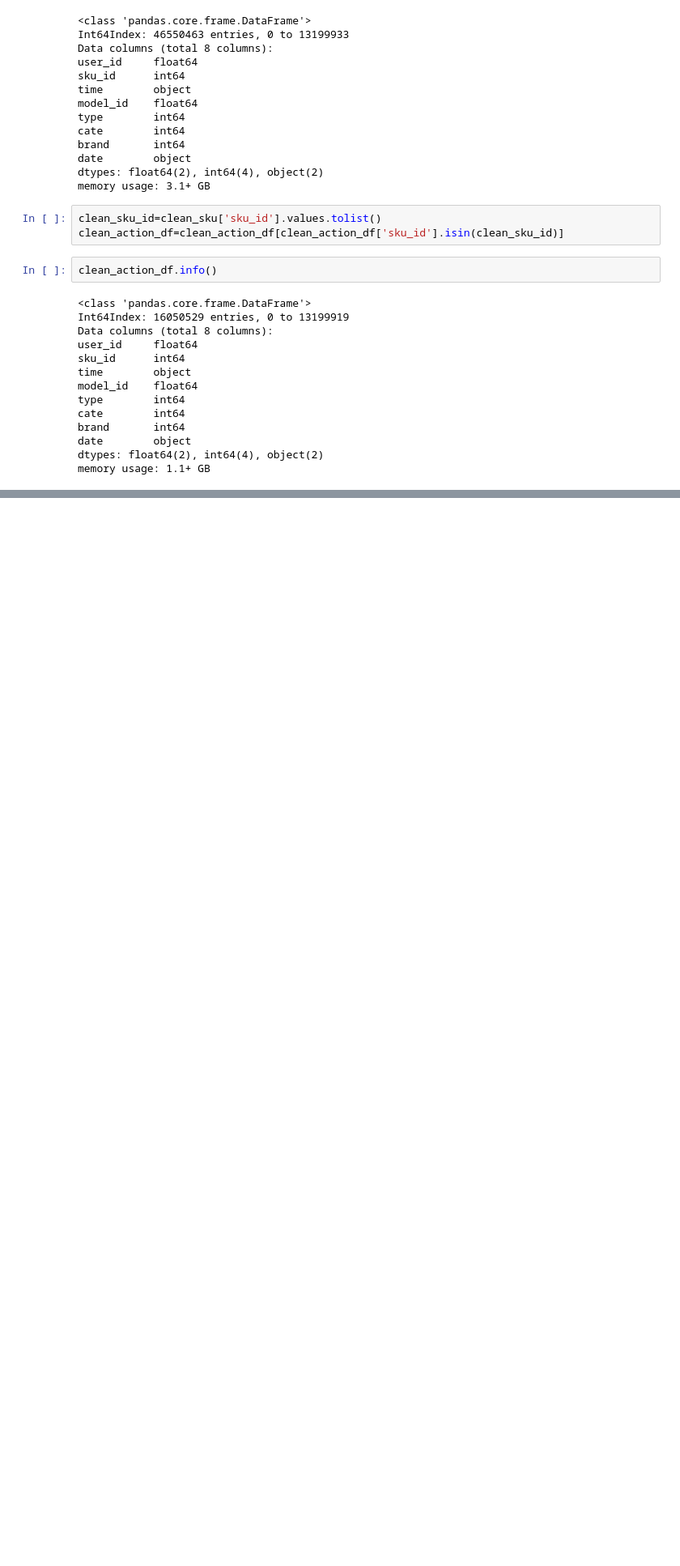
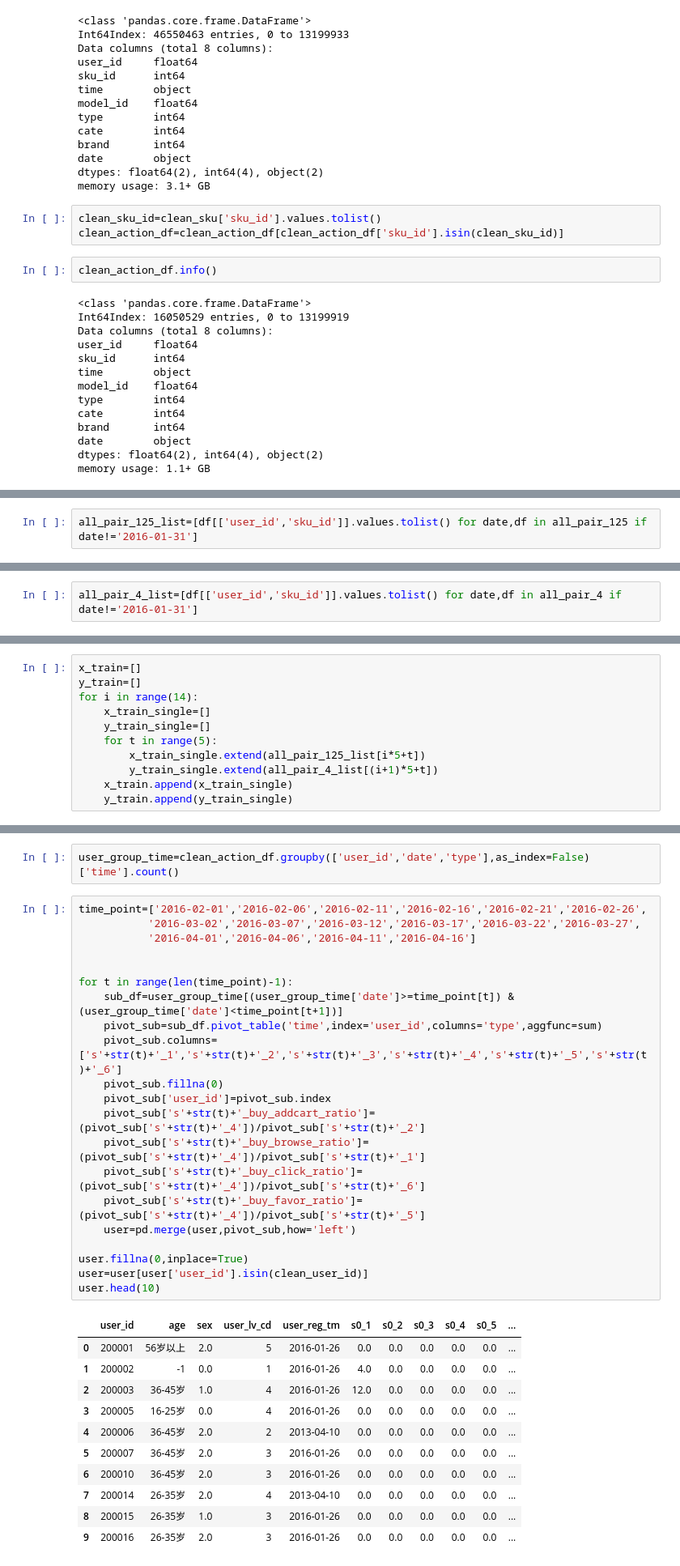
Before and after one commit to princewen/jdata, a Jupyter notebook: data_visual.ipynb, the cells around one changed output, grey strips where cells are left out. Shown at 81% size. Cells and saved outputs as stored; diff of their text form; blank space fills up the shorter version.

```diff
--- a/data_visual.ipynb
+++ b/data_visual.ipynb
@@ -923,0 +1003,2 @@ memory usage: 1.1+ GB
+# %%
+all_pair_125_list=[df[['user_id','sku_id']].values.tolist() for date,df in all_pair_125 if date!='2016-01-31']
@@ -923,0 +1009,2 @@ memory usage: 1.1+ GB
+# %%
+all_pair_4_list=[df[['user_id','sku_id']].values.tolist() for date,df in all_pair_4 if date!='2016-01-31']
@@ -923,0 +1015,11 @@ memory usage: 1.1+ GB
+# %%
+x_train=[]
+y_train=[]
+for i in range(14):
+    x_train_single=[]
+    y_train_single=[]
+    for t in range(5):
+        x_train_single.extend(all_pair_125_list[i*5+t])
+        y_train_single.extend(all_pair_4_list[(i+1)*5+t])
+    x_train.append(x_train_single)
+    y_train.append(y_train_single)
@@ -923,0 +1051,35 @@ memory usage: 1.1+ GB
+# %%
+user_group_time=clean_action_df.groupby(['user_id','date','type'],as_index=False)['time'].count()
+# %%
+time_point=['2016-02-01','2016-02-06','2016-02-11','2016-02-16','2016-02-21','2016-02-26',
+           '2016-03-02','2016-03-07','2016-03-12','2016-03-17','2016-03-22','2016-03-27',
+           '2016-04-01','2016-04-06','2016-04-11','2016-04-16']
+
+
+for t in range(len(time_point)-1):
+    sub_df=user_group_time[(user_group_time['date']>=time_point[t]) & (user_group_time['date']<time_point[t+1])]
+    pivot_sub=sub_df.pivot_table('time',index='user_id',columns='type',aggfunc=sum)
+    pivot_sub.columns=['s'+str(t)+'_1','s'+str(t)+'_2','s'+str(t)+'_3','s'+str(t)+'_4','s'+str(t)+'_5','s'+str(t)+'_6']
+    pivot_sub.fillna(0)
+    pivot_sub['user_id']=pivot_sub.index
+    pivot_sub['s'+str(t)+'_buy_addcart_ratio']=(pivot_sub['s'+str(t)+'_4'])/pivot_sub['s'+str(t)+'_2']
+    pivot_sub['s'+str(t)+'_buy_browse_ratio']=(pivot_sub['s'+str(t)+'_4'])/pivot_sub['s'+str(t)+'_1']
+    pivot_sub['s'+str(t)+'_buy_click_ratio']=(pivot_sub['s'+str(t)+'_4'])/pivot_sub['s'+str(t)+'_6']
+    pivot_sub['s'+str(t)+'_buy_favor_ratio']=(pivot_sub['s'+str(t)+'_4'])/pivot_sub['s'+str(t)+'_5']
+    user=pd.merge(user,pivot_sub,how='left')
+
+user.fillna(0,inplace=True)
+user=user[user['user_id'].isin(clean_user_id)]
+user.head(10)
+# %% [output]
+|  | user_id | age | sex | user_lv_cd | user_reg_tm | s0_1 | s0_2 | s0_3 | s0_4 | s0_5 | ... |
+| 0 | 200001 | 56岁以上 | 2.0 | 5 | 2016-01-26 | 0.0 | 0.0 | 0.0 | 0.0 | 0.0 | ... |
+| 1 | 200002 | -1 | 0.0 | 1 | 2016-01-26 | 4.0 | 0.0 | 0.0 | 0.0 | 0.0 | ... |
+| 2 | 200003 | 36-45岁 | 1.0 | 4 | 2016-01-26 | 12.0 | 0.0 | 0.0 | 0.0 | 0.0 | ... |
+| 3 | 200005 | 16-25岁 | 0.0 | 4 | 2016-01-26 | 0.0 | 0.0 | 0.0 | 0.0 | 0.0 | ... |
+| 4 | 200006 | 36-45岁 | 2.0 | 2 | 2013-04-10 | 0.0 | 0.0 | 0.0 | 0.0 | 0.0 | ... |
+| 5 | 200007 | 36-45岁 | 2.0 | 3 | 2016-01-26 | 0.0 | 0.0 | 0.0 | 0.0 | 0.0 | ... |
+| 6 | 200010 | 36-45岁 | 2.0 | 3 | 2016-01-26 | 0.0 | 0.0 | 0.0 | 0.0 | 0.0 | ... |
+| 7 | 200014 | 26-35岁 | 2.0 | 4 | 2013-04-10 | 0.0 | 0.0 | 0.0 | 0.0 | 0.0 | ... |
+| 8 | 200015 | 26-35岁 | 1.0 | 3 | 2016-01-26 | 0.0 | 0.0 | 0.0 | 0.0 | 0.0 | ... |
+| 9 | 200016 | 26-35岁 | 2.0 | 3 | 2016-01-26 | 0.0 | 0.0 | 0.0 | 0.0 | 0.0 | ... |
```
Also changed, not shown: parts of 21 cells of this notebook.
